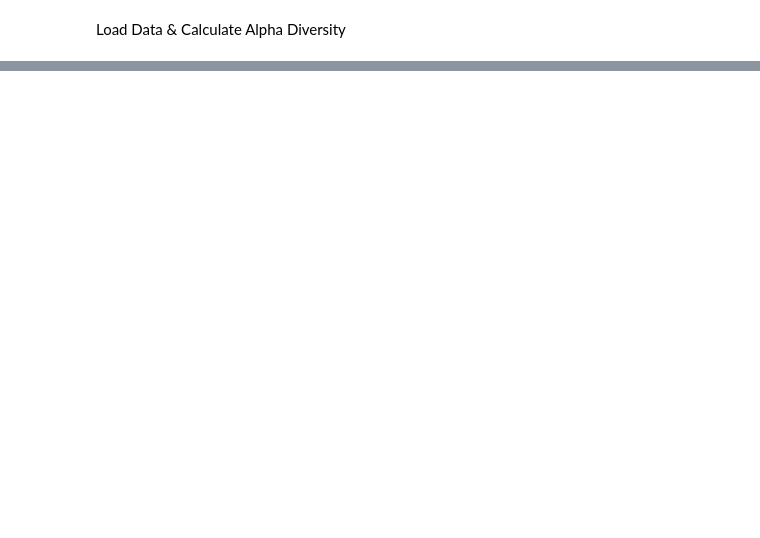
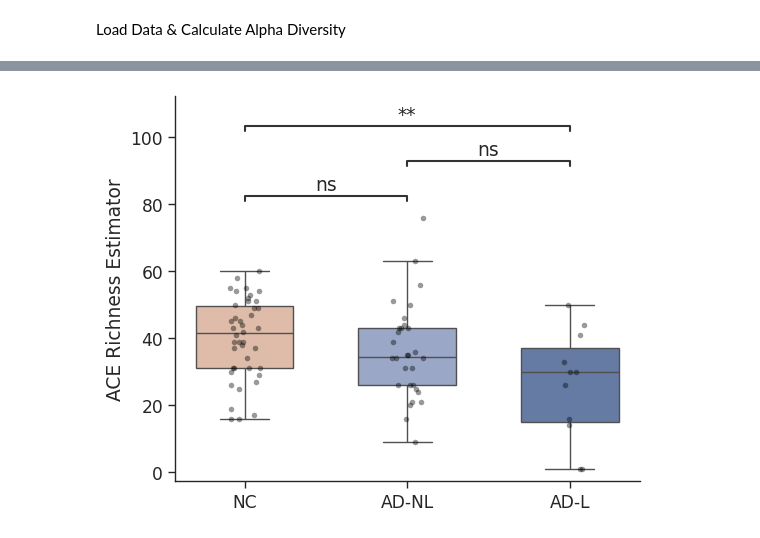
Before and after one commit to Marcosv21/Doc_project, a Jupyter notebook: statistical_analysis/plots_doc_simple.ipynb, the cells around one changed output, grey strips where cells are left out. Saved outputs shown, nothing was run; the diff lists cells and outputs as text; code cells hidden in the pictures; blank space fills up the shorter version.

Commit message:
Add statistical codes

```diff
--- a/statistical_analysis/plots_doc_simple.ipynb
+++ b/statistical_analysis/plots_doc_simple.ipynb
@@ -591,0 +213,88 @@ plt.show()
+# %%
+import pandas as pd
+import numpy as np
+import seaborn as sns
+import matplotlib.pyplot as plt
+from statannotations.Annotator import Annotator
+import os
+
+# 1. Config & Metadata
+INPUT_FILE = "/home/marcos/PRJEB59406/ORGANIZED_RESULTS/Final_Table_Taxonomy_Function_gtdb.tsv"
+META_FILE = "/home/marcos/PRJEB59406/ORGANIZED_RESULTS/functional/sample_map.csv"
+OUT_DIR = "/home/marcos/PRJEB59406/ORGANIZED_RESULTS/figures/gtdb_quality/"
+os.makedirs(OUT_DIR, exist_ok=True)
+
+# Define order and colors for 3 groups
+ORDER = ["NC", "AD-NL", "AD-L"]
+PALETTE = {"NC": "#e7b9a0", "AD-NL": "#92a4cf", "AD-L": "#5a78af"}
+
+# 2. Load Data and Apply Group Logic
+df_master = pd.read_csv(INPUT_FILE, sep='\t')
+meta = pd.read_csv(META_FILE, sep='\t')
+
+# Apply the 3-group logic (NC, AD-NL, AD-L)
+meta['Group_3'] = meta.apply(lambda r: 'NC' if r['Group'] == 'Control' else ('AD-NL' if 'NL' in str(r['sample_title']) else 'AD-L'), axis=1)
+sample_to_group3 = dict(zip(meta['run_accession'], meta['Group_3']))
+
+# Labeling Function
+def get_label(x):
+    sp, gen, mag = str(x.get('Species','')).strip(), str(x.get('Genus','')).strip(), str(x.get('mag_id','')).strip()
+    if sp and sp != 'nan' and len(sp) > 3: return sp
+    if gen and gen != 'nan': return f"{gen} ({mag})"
+    return f"Unknown ({mag})" if mag != 'nan' else "Unbinned"
+
+df_master['Label'] = df_master.apply(get_label, axis=1)
+df_master['Group_3'] = df_master['Sample'].map(sample_to_group3)
+
+# Create df_taxa grouped by the 3 groups
+df_taxa = df_master.groupby(['Sample', 'Group_3', 'Label'], observed=True)['Abundance'].sum().reset_index()
+
+# 3. ACE Calculation Function
+def calculate_ace(counts):
+    counts = counts[counts > 0]
+    if len(counts) == 0: return 0
+    n_rare = counts[counts <= 10].sum()
+    s_rare = len(counts[counts <= 10])
+    s_abund = len(counts[counts > 10])
+    if n_rare == 0 or s_rare < 2: return s_rare + s_abund
+    f1 = len(counts[counts == 1])
+    c_ace = 1 - (f1 / n_rare) if n_rare > 0 else 1
+    sum_i = sum(i * (i - 1) * len(counts[counts == i]) for i in range(1, 11))
+    gamma_ace = max(0, (s_rare / c_ace) * (sum_i / (n_rare * (n_rare - 1))) - 1)
+    return s_abund + (s_rare / c_ace) + (f1 / c_ace) * gamma_ace
+
+# 4. Diversity Calculation
+matrix = df_taxa.pivot_table(index='Sample', columns='Label', values='Abundance', fill_value=0)
+
+alpha_df = pd.DataFrame({
+    'ACE': matrix.apply(calculate_ace, axis=1),
+    'Shannon': matrix.apply(lambda r: -np.sum((p := r[r > 0] / r.sum()) * np.log(p)) if r.sum() > 0 else 0, axis=1),
+    'Group_3': matrix.index.map(sample_to_group3)
+})
+
+# 5. Plotting Function for 3 Groups
+def plot_alpha_3groups(data, metric, ylabel, filename):
+    plt.figure(figsize=(6, 5))
+
+    # Boxplot and data points
+    ax = sns.boxplot(data=data, x='Group_3', y=metric, order=ORDER, palette=PALETTE, width=0.6, fliersize=0)
+    sns.stripplot(data=data, x='Group_3', y=metric, order=ORDER, color="black", size=4, alpha=0.4, ax=ax)
+
+    # Statistical Pairs (Comparing all 3 combinations)
+    pairs = [("NC", "AD-NL"), ("NC", "AD-L"), ("AD-NL", "AD-L")]
+
+    try:
+        annotator = Annotator(ax, pairs, data=data, x='Group_3', y=metric, order=ORDER)
+        annotator.configure(test='Mann-Whitney', text_format='star', loc='inside').apply_and_annotate()
+    except Exception as e:
+        print(f"Stats warning for {metric}: {e}")
+
+    ax.set(xlabel="", ylabel=ylabel)
+    sns.despine()
+    plt.savefig(os.path.join(OUT_DIR, filename), bbox_inches='tight')
+    plt.show()
+
+# 6. Generate Final Plots
+plot_alpha_3groups(alpha_df, 'ACE', 'ACE Richness Estimator', 'Fig1a_ACE_3groups.svg')
+plot_alpha_3groups(alpha_df, 'Shannon', 'Shannon Diversity Index', 'Fig1b_Shannon_3groups.svg')
+# %% [output]
@@ -591,0 +314 @@ plt.show()
+[figure, added]
```
Also changed, not shown: parts of 37 cells of this notebook, 11 other files.
